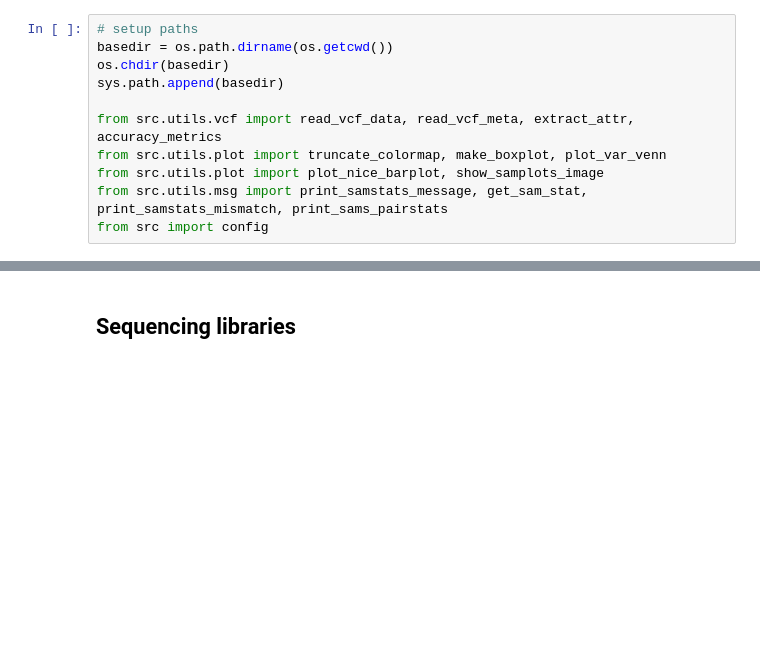
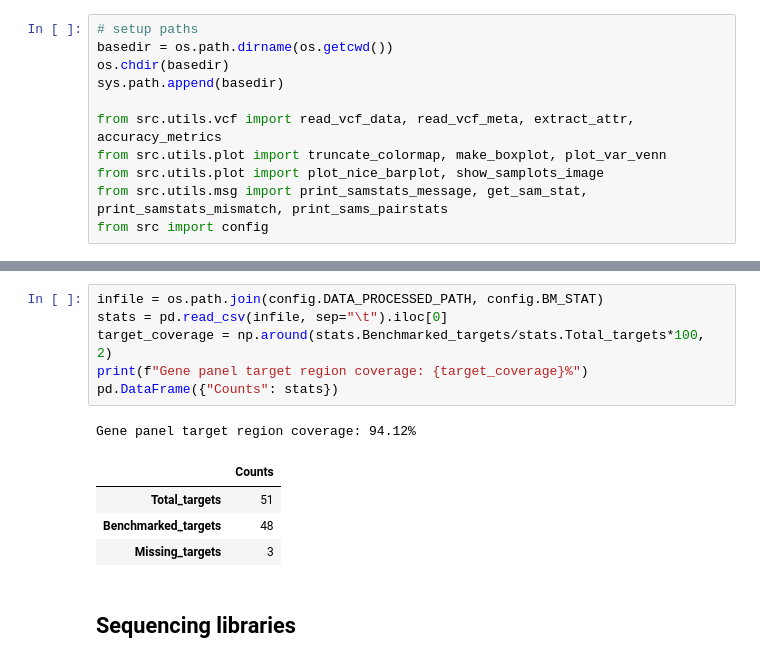
Before and after one commit to ksanao/variant_QC, a Jupyter notebook: notebooks/01_compare_sequencers.ipynb, the cells around one changed output, grey strips where cells are left out. Drawn from its saved outputs; the diff is of its cells as text; blank space fills up the shorter version.

Commit message:
fixed target regions

```diff
--- a/notebooks/01_compare_sequencers.ipynb
+++ b/notebooks/01_compare_sequencers.ipynb
@@ -29,3 +47,15 @@ from src import config
+# %%
+infile = os.path.join(config.DATA_PROCESSED_PATH, config.BM_STAT)
+stats = pd.read_csv(infile, sep="\t").iloc[0]
+target_coverage = np.around(stats.Benchmarked_targets/stats.Total_targets*100, 2)
+print(f"Gene panel target region coverage: {target_coverage}%")
+pd.DataFrame({"Counts": stats})
+# %% [output]
+Gene panel target region coverage: 94.12%
+|  | Counts |
+| Total_targets | 51 |
+| Benchmarked_targets | 48 |
+| Missing_targets | 3 |
 # %% [markdown]
 ## Sequencing libraries
 # %% [markdown]
```
Also changed, not shown: parts of 19 cells of this notebook, 8 other files.
